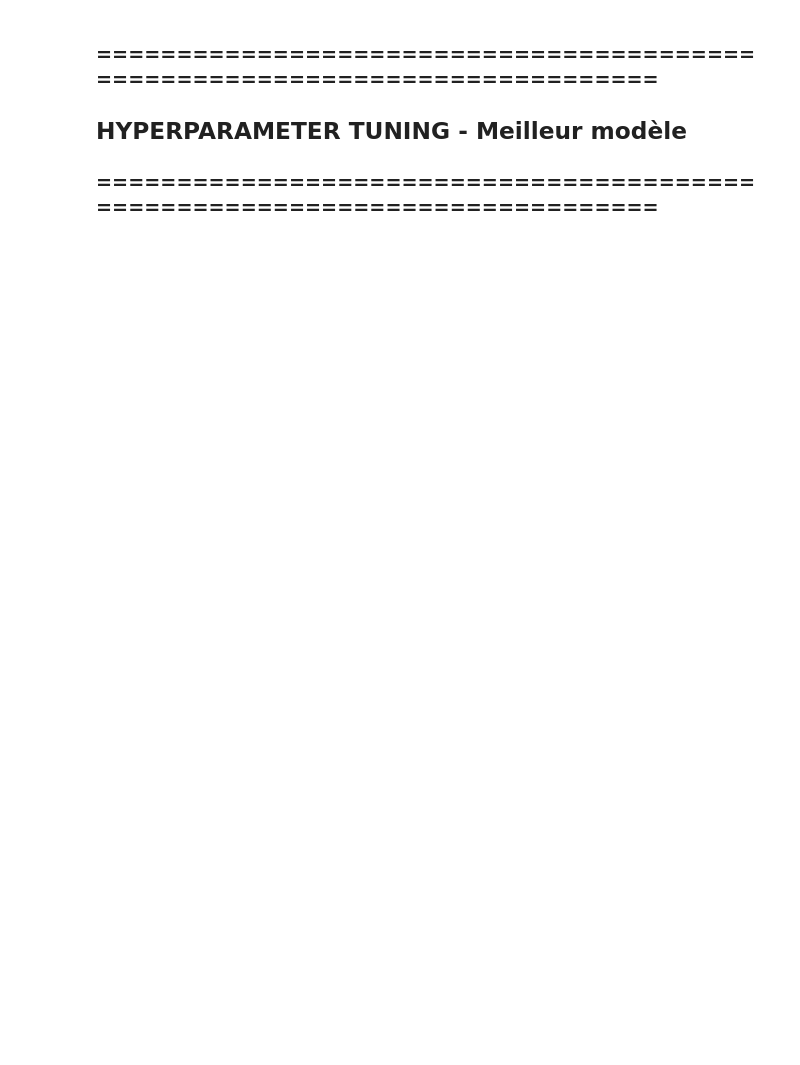
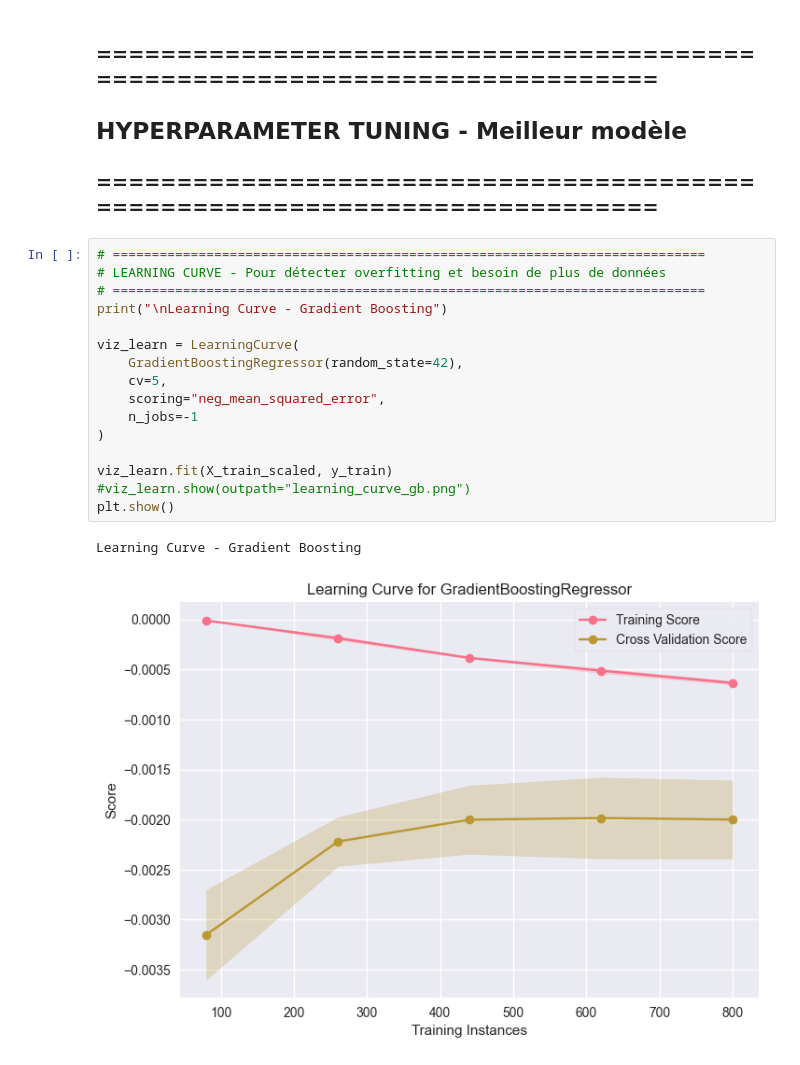
Before and after one commit to mat-bau/ml-project, a Jupyter notebook: notebooks/03_nonlinear_model.ipynb, the cells around one changed output. Cells and saved outputs as stored; diff of their text form; blank space fills up the shorter version.

```diff
--- a/notebooks/03_nonlinear_model.ipynb
+++ b/notebooks/03_nonlinear_model.ipynb
@@ -264,6 +296,25 @@ MLP                  0.0688
 ### ============================================================================
 ## HYPERPARAMETER TUNING - Meilleur modèle
 ### ============================================================================
+# %%
+# ============================================================================
+# LEARNING CURVE - Pour détecter overfitting et besoin de plus de données
+# ============================================================================
+print("\nLearning Curve - Gradient Boosting")
+
+viz_learn = LearningCurve(
+    GradientBoostingRegressor(random_state=42),
+    cv=5,
+    scoring="neg_mean_squared_error",
+    n_jobs=-1
+)
+
+viz_learn.fit(X_train_scaled, y_train)
+#viz_learn.show(outpath="learning_curve_gb.png")
+plt.show()
+# %% [output]
+Learning Curve - Gradient Boosting
+[figure, added]
 # %%
 best_model_name = results_df.index[0]
 
```
Also changed, not shown: parts of 8 cells of this notebook, 5 other files.
